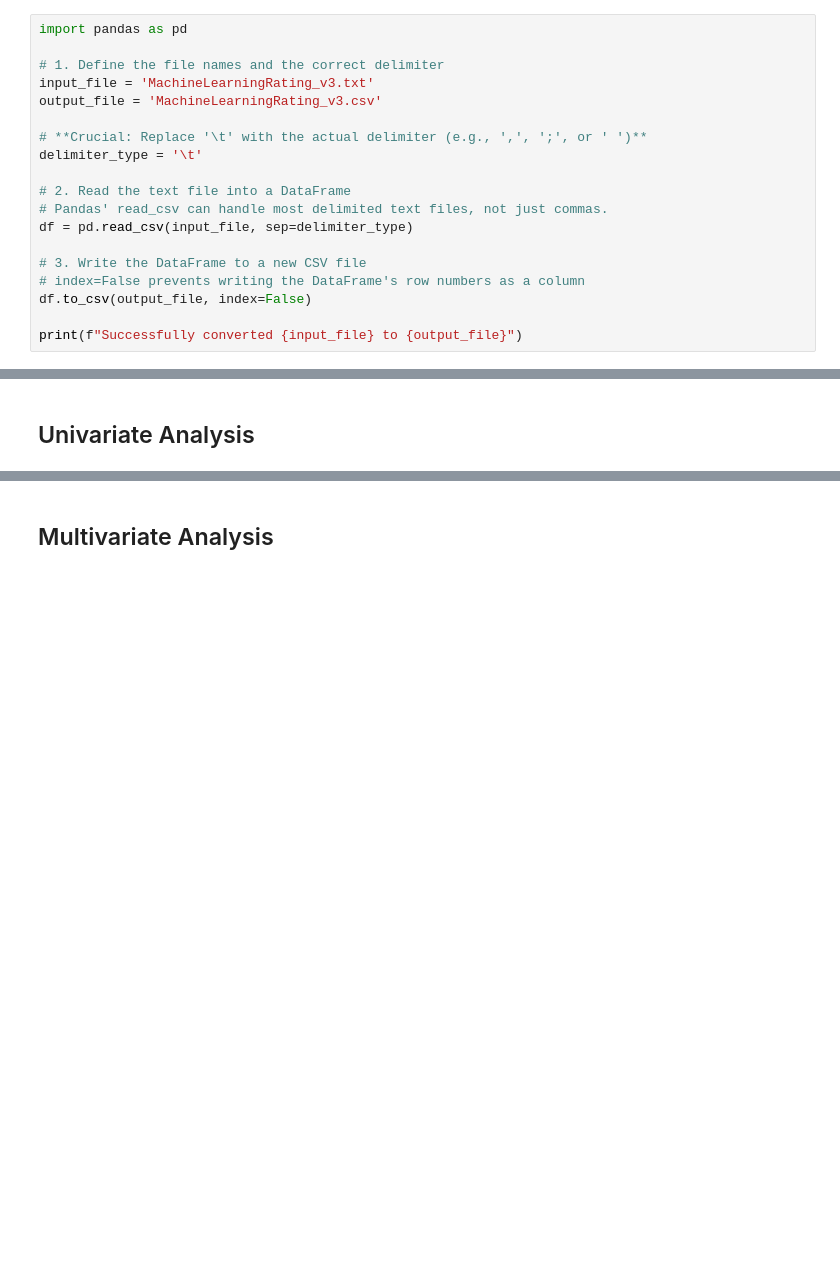
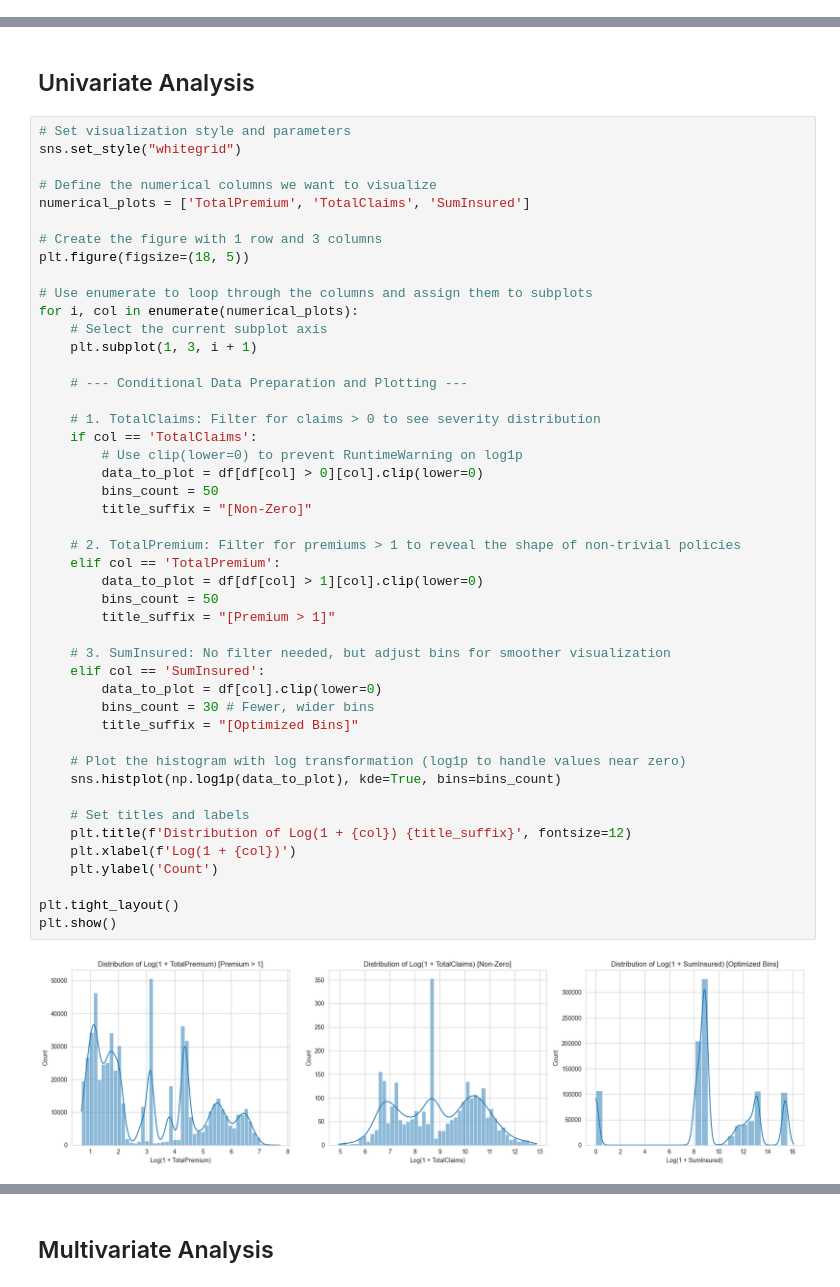
Before and after one commit to Helina-Yilma/Insurance-Analytics, a Jupyter notebook: notebooks/EDA_and_Stats_week3.ipynb, the cells around one changed output, grey strips where cells are left out. Cells and saved outputs as stored; diff of their text form; blank space fills up the shorter version.

```diff
--- a/notebooks/EDA_and_Stats_week3.ipynb
+++ b/notebooks/EDA_and_Stats_week3.ipynb
@@ -1,21 +1,2 @@
 # %% [markdown]
 ## Import Data
-# %%
-import pandas as pd
-
-# 1. Define the file names and the correct delimiter
-input_file = 'MachineLearningRating_v3.txt'
-output_file = 'MachineLearningRating_v3.csv'
-
-# **Crucial: Replace '\t' with the actual delimiter (e.g., ',', ';', or ' ')**
-delimiter_type = '\t'
-
-# 2. Read the text file into a DataFrame
-# Pandas' read_csv can handle most delimited text files, not just commas.
-df = pd.read_csv(input_file, sep=delimiter_type)
-
-# 3. Write the DataFrame to a new CSV file
-# index=False prevents writing the DataFrame's row numbers as a column
-df.to_csv(output_file, index=False)
-
-print(f"Successfully converted {input_file} to {output_file}")
@@ -28,2 +178,50 @@ print(f"Successfully converted {input_file} to {output_file}")
 # %% [markdown]
 ## Univariate Analysis
+# %%
+# Set visualization style and parameters
+sns.set_style("whitegrid")
+
+# Define the numerical columns we want to visualize
+numerical_plots = ['TotalPremium', 'TotalClaims', 'SumInsured']
+
+# Create the figure with 1 row and 3 columns
+plt.figure(figsize=(18, 5))
+
+# Use enumerate to loop through the columns and assign them to subplots
+for i, col in enumerate(numerical_plots):
+    # Select the current subplot axis
+    plt.subplot(1, 3, i + 1)
+
+    # --- Conditional Data Preparation and Plotting ---
+
+    # 1. TotalClaims: Filter for claims > 0 to see severity distribution
+    if col == 'TotalClaims':
+        # Use clip(lower=0) to prevent RuntimeWarning on log1p
+        data_to_plot = df[df[col] > 0][col].clip(lower=0)
+        bins_count = 50
+        title_suffix = "[Non-Zero]"
+
+    # 2. TotalPremium: Filter for premiums > 1 to reveal the shape of non-trivial policies
+    elif col == 'TotalPremium':
+        data_to_plot = df[df[col] > 1][col].clip(lower=0)
+        bins_count = 50
+        title_suffix = "[Premium > 1]"
+
+    # 3. SumInsured: No filter needed, but adjust bins for smoother visualization
+    elif col == 'SumInsured':
+        data_to_plot = df[col].clip(lower=0)
+        bins_count = 30 # Fewer, wider bins
+        title_suffix = "[Optimized Bins]"
+
+    # Plot the histogram with log transformation (log1p to handle values near zero)
+    sns.histplot(np.log1p(data_to_plot), kde=True, bins=bins_count)
+
+    # Set titles and labels
+    plt.title(f'Distribution of Log(1 + {col}) {title_suffix}', fontsize=12)
+    plt.xlabel(f'Log(1 + {col})')
+    plt.ylabel('Count')
+
+plt.tight_layout()
+plt.show()
+# %% [output]
+[figure, added]
```
Also changed, not shown: parts of 14 cells of this notebook.
